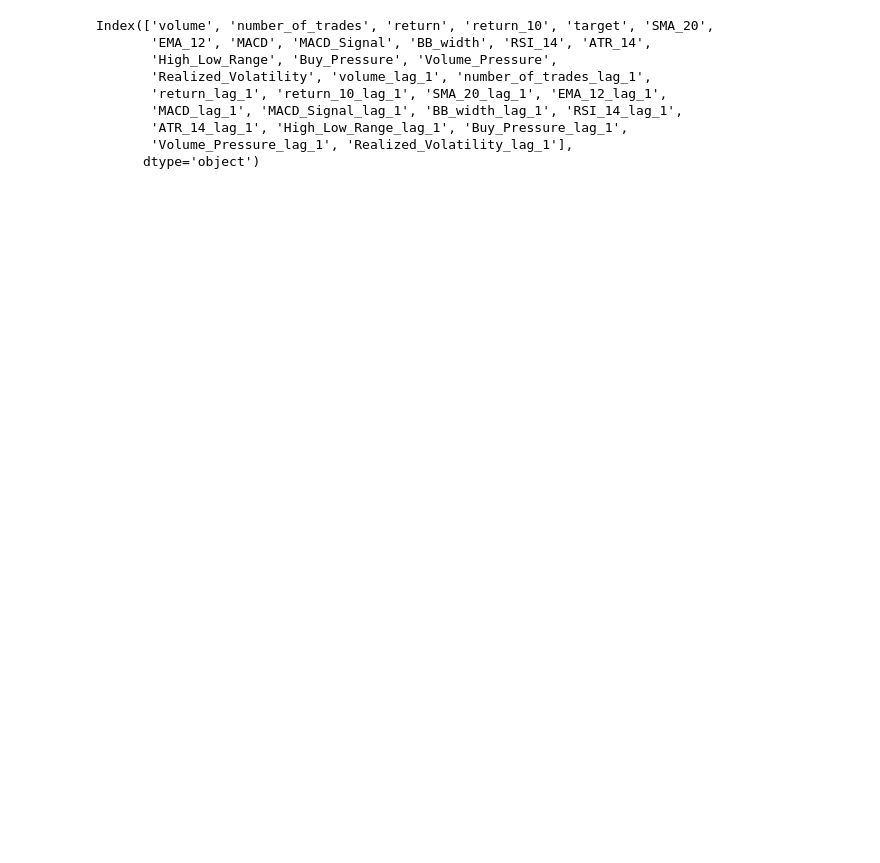
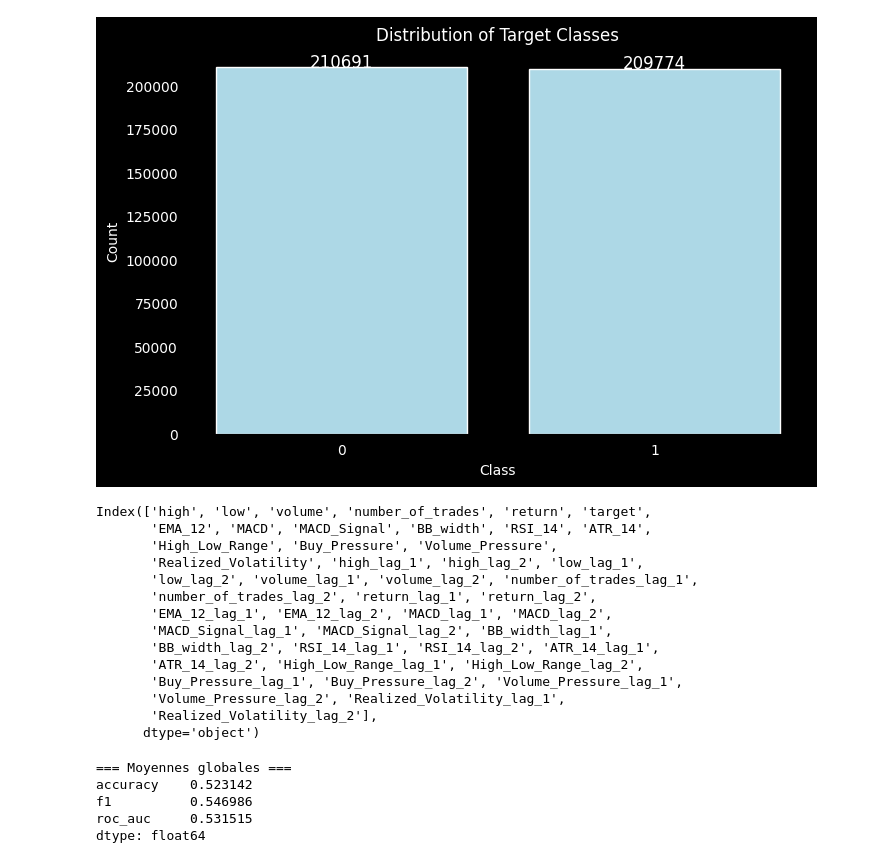
Before and after one commit to nphalier29/bitcoin-price-movement-intraday-prediction, a Jupyter notebook: src/main_test.ipynb, the cells around one changed output. Saved outputs shown, nothing was run; the diff lists cells and outputs as text; code cells hidden in the pictures; blank space fills up the shorter version.

```diff
--- a/src/main_test.ipynb
+++ b/src/main_test.ipynb
@@ -97,23 +135,62 @@ open_time
+# %%
+import matplotlib.pyplot as plt
+
+df = data[['target']].copy()
+
+# Comptage des classes
+counts = df['target'].value_counts()
+
+plt.figure(figsize=(8,5), facecolor='black')
+
+# Bar plot
+bars = plt.bar(counts.index.astype(str), counts.values, color='lightblue', edgecolor='white')
+
+# Ajouter les valeurs au-dessus des barres
+for bar in bars:
+    height = bar.get_height()
+    plt.text(bar.get_x() + bar.get_width()/2, height + 0.5, str(int(height)),
+             ha='center', color='white', fontsize=12)
+
+# Titres et labels
+plt.title("Distribution of Target Classes", color='white')
+plt.xlabel("Class", color='white')
+plt.ylabel("Count", color='white')
+
+# Ticks en blanc
+plt.xticks(color='white')
+plt.yticks(color='white')
+
+# Fond noir
+plt.gca().set_facecolor('black')
+
+plt.show()
+# %% [output]
+[figure, added]
 # %%
-data = data.drop(columns=["high", "low", "close", "quote_asset_volume", "taker_buy_quote"])
+data = data.drop(columns=["close", "quote_asset_volume", "taker_buy_quote"])
 
 # feature engineering avec ajout de variables laggées
 for col in data.columns:
     if col != "target":
-        for lag in range(1,2):
+        for lag in range(1, 3):
             data[f"{col}_lag_{lag}"] = data[col].shift(lag)
 
 data = data.dropna()
 print(data.columns)
 # %% [output]
-Index(['volume', 'number_of_trades', 'return', 'return_10', 'target', 'SMA_20',
+Index(['high', 'low', 'volume', 'number_of_trades', 'return', 'target',
        'EMA_12', 'MACD', 'MACD_Signal', 'BB_width', 'RSI_14', 'ATR_14',
        'High_Low_Range', 'Buy_Pressure', 'Volume_Pressure',
-       'Realized_Volatility', 'volume_lag_1', 'number_of_trades_lag_1',
-       'return_lag_1', 'return_10_lag_1', 'SMA_20_lag_1', 'EMA_12_lag_1',
-       'MACD_lag_1', 'MACD_Signal_lag_1', 'BB_width_lag_1', 'RSI_14_lag_1',
-       'ATR_14_lag_1', 'High_Low_Range_lag_1', 'Buy_Pressure_lag_1',
-       'Volume_Pressure_lag_1', 'Realized_Volatility_lag_1'],
+       'Realized_Volatility', 'high_lag_1', 'high_lag_2', 'low_lag_1',
+       'low_lag_2', 'volume_lag_1', 'volume_lag_2', 'number_of_trades_lag_1',
+       'number_of_trades_lag_2', 'return_lag_1', 'return_lag_2',
+       'EMA_12_lag_1', 'EMA_12_lag_2', 'MACD_lag_1', 'MACD_lag_2',
+       'MACD_Signal_lag_1', 'MACD_Signal_lag_2', 'BB_width_lag_1',
+       'BB_width_lag_2', 'RSI_14_lag_1', 'RSI_14_lag_2', 'ATR_14_lag_1',
+       'ATR_14_lag_2', 'High_Low_Range_lag_1', 'High_Low_Range_lag_2',
+       'Buy_Pressure_lag_1', 'Buy_Pressure_lag_2', 'Volume_Pressure_lag_1',
+       'Volume_Pressure_lag_2', 'Realized_Volatility_lag_1',
+       'Realized_Volatility_lag_2'],
       dtype='object')
 # %%
 # Application du modèle xgboost avec validation croisée glissante grâce à la classe CryptoModel
@@ -124,0 +204,11 @@ results = model.rolling_xgboost(months_train=4, weeks_test=4, n_trials=50)
+# %%
+# analyse des résultats
+results_xgboost = pd.read_csv("../data/results_xgboost.csv")
+print("=== Moyennes globales ===")
+print(results_xgboost[["accuracy", "f1", "roc_auc"]].mean())
+# %% [output]
+=== Moyennes globales ===
+accuracy    0.523142
+f1          0.546986
+roc_auc     0.531515
+dtype: float64
```
Also changed, not shown: parts of 10 cells of this notebook, 9 other files.
